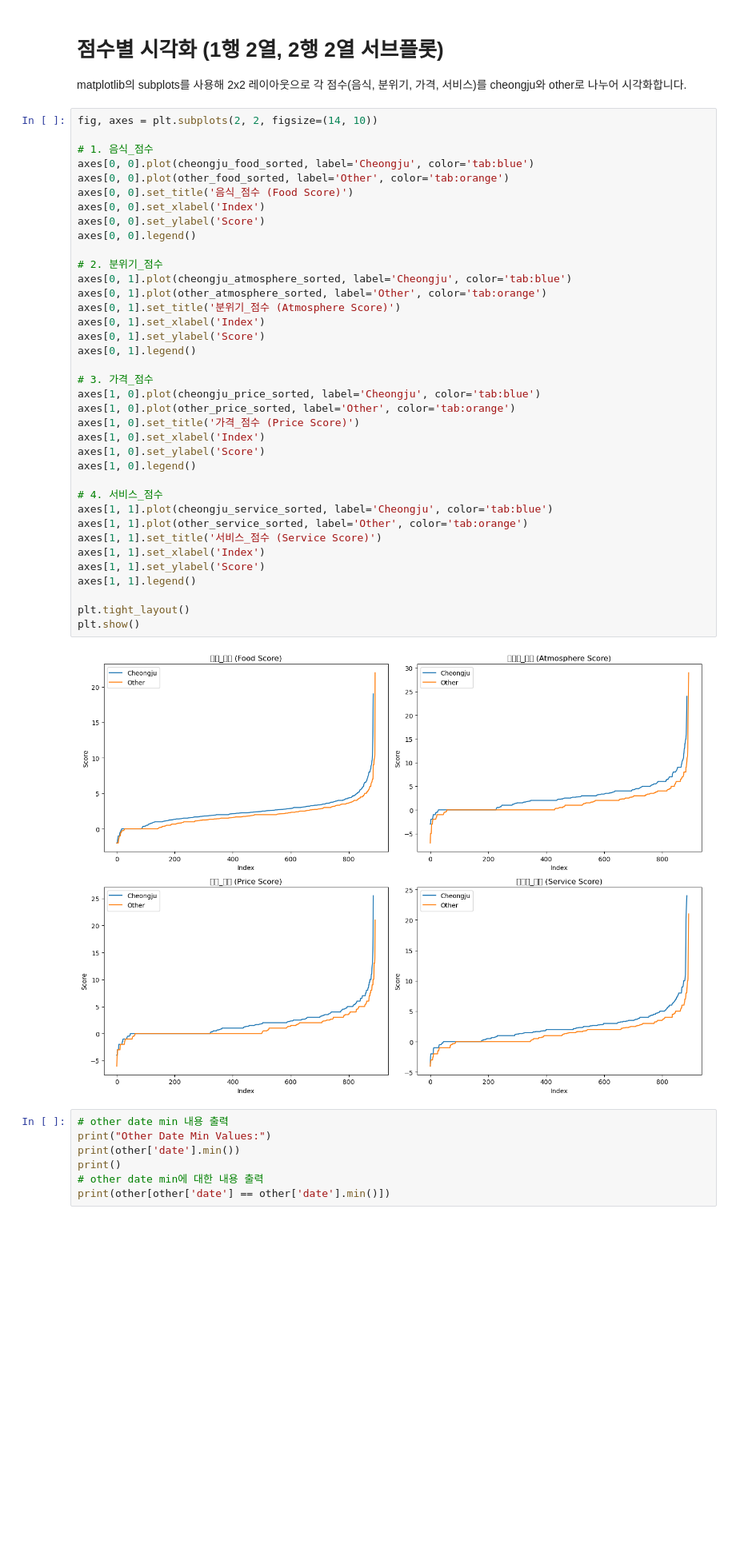
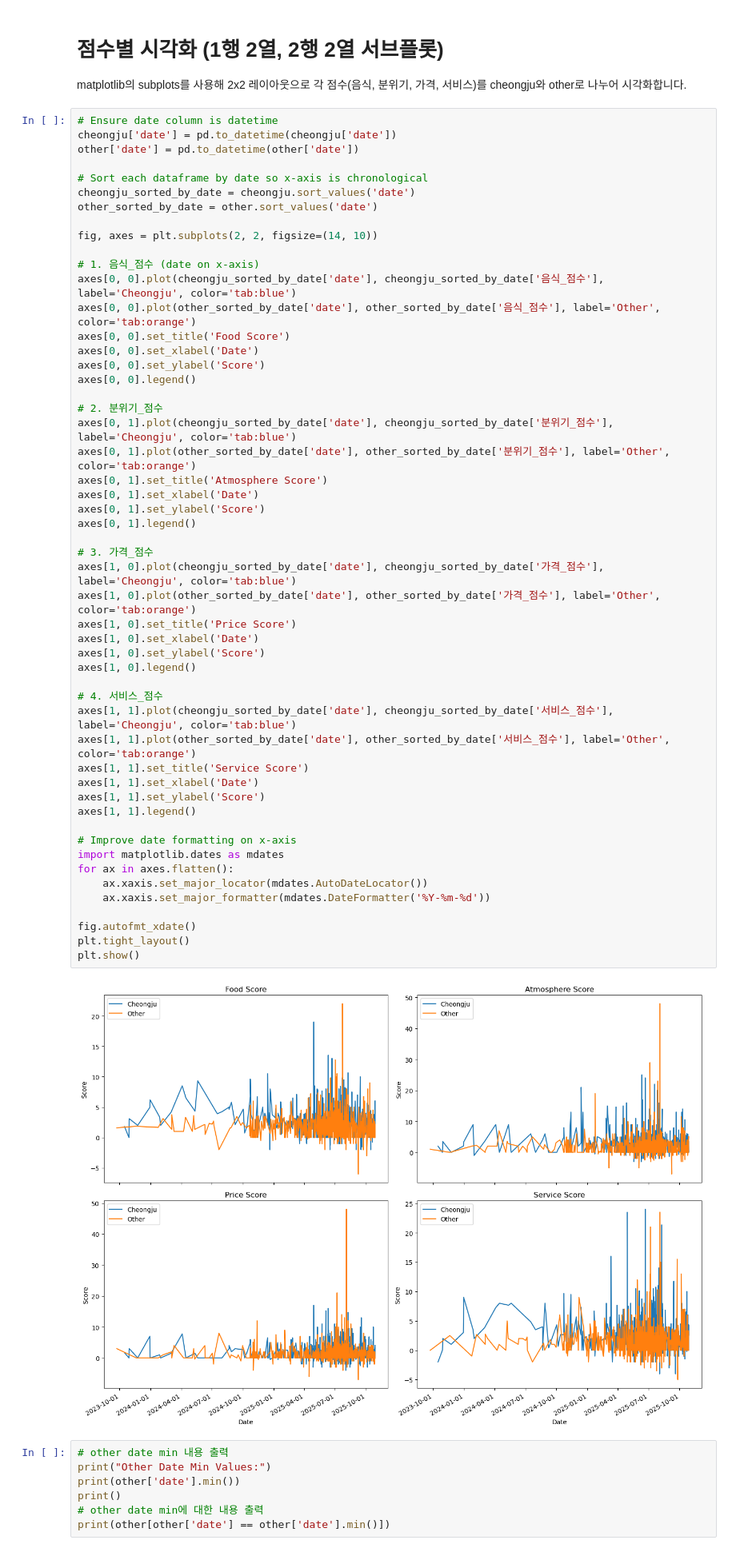
Before and after one commit to K-ple/Learn, a Jupyter notebook: University/Research/answer.ipynb, the cells around one changed output. Shown: that part at 80% size. Cells and saved outputs as stored; diff of their text form; blank space fills up the shorter version.

```diff
--- a/University/Research/answer.ipynb
+++ b/University/Research/answer.ipynb
@@ -27,44 +27,59 @@ other_service_sorted = other['서비스_점수'].sort_values().reset_index(drop=
 # 점수별 시각화 (1행 2열, 2행 2열 서브플롯)
 matplotlib의 subplots를 사용해 2x2 레이아웃으로 각 점수(음식, 분위기, 가격, 서비스)를 cheongju와 other로 나누어 시각화합니다.
 # %%
+# Ensure date column is datetime
+cheongju['date'] = pd.to_datetime(cheongju['date'])
+other['date'] = pd.to_datetime(other['date'])
+
+# Sort each dataframe by date so x-axis is chronological
+cheongju_sorted_by_date = cheongju.sort_values('date')
+other_sorted_by_date = other.sort_values('date')
+
 fig, axes = plt.subplots(2, 2, figsize=(14, 10))
 
-# 1. 음식_점수
-axes[0, 0].plot(cheongju_food_sorted, label='Cheongju', color='tab:blue')
-axes[0, 0].plot(other_food_sorted, label='Other', color='tab:orange')
-axes[0, 0].set_title('음식_점수 (Food Score)')
-axes[0, 0].set_xlabel('Index')
+# 1. 음식_점수 (date on x-axis)
+axes[0, 0].plot(cheongju_sorted_by_date['date'], cheongju_sorted_by_date['음식_점수'], label='Cheongju', color='tab:blue')
+axes[0, 0].plot(other_sorted_by_date['date'], other_sorted_by_date['음식_점수'], label='Other', color='tab:orange')
+axes[0, 0].set_title('Food Score')
+axes[0, 0].set_xlabel('Date')
 axes[0, 0].set_ylabel('Score')
 axes[0, 0].legend()
 
 # 2. 분위기_점수
-axes[0, 1].plot(cheongju_atmosphere_sorted, label='Cheongju', color='tab:blue')
-axes[0, 1].plot(other_atmosphere_sorted, label='Other', color='tab:orange')
-axes[0, 1].set_title('분위기_점수 (Atmosphere Score)')
-axes[0, 1].set_xlabel('Index')
+axes[0, 1].plot(cheongju_sorted_by_date['date'], cheongju_sorted_by_date['분위기_점수'], label='Cheongju', color='tab:blue')
+axes[0, 1].plot(other_sorted_by_date['date'], other_sorted_by_date['분위기_점수'], label='Other', color='tab:orange')
+axes[0, 1].set_title('Atmosphere Score')
+axes[0, 1].set_xlabel('Date')
 axes[0, 1].set_ylabel('Score')
 axes[0, 1].legend()
 
 # 3. 가격_점수
-axes[1, 0].plot(cheongju_price_sorted, label='Cheongju', color='tab:blue')
-axes[1, 0].plot(other_price_sorted, label='Other', color='tab:orange')
-axes[1, 0].set_title('가격_점수 (Price Score)')
-axes[1, 0].set_xlabel('Index')
+axes[1, 0].plot(cheongju_sorted_by_date['date'], cheongju_sorted_by_date['가격_점수'], label='Cheongju', color='tab:blue')
+axes[1, 0].plot(other_sorted_by_date['date'], other_sorted_by_date['가격_점수'], label='Other', color='tab:orange')
+axes[1, 0].set_title('Price Score')
+axes[1, 0].set_xlabel('Date')
 axes[1, 0].set_ylabel('Score')
 axes[1, 0].legend()
 
 # 4. 서비스_점수
-axes[1, 1].plot(cheongju_service_sorted, label='Cheongju', color='tab:blue')
-axes[1, 1].plot(other_service_sorted, label='Other', color='tab:orange')
-axes[1, 1].set_title('서비스_점수 (Service Score)')
-axes[1, 1].set_xlabel('Index')
+axes[1, 1].plot(cheongju_sorted_by_date['date'], cheongju_sorted_by_date['서비스_점수'], label='Cheongju', color='tab:blue')
+axes[1, 1].plot(other_sorted_by_date['date'], other_sorted_by_date['서비스_점수'], label='Other', color='tab:orange')
+axes[1, 1].set_title('Service Score')
+axes[1, 1].set_xlabel('Date')
 axes[1, 1].set_ylabel('Score')
 axes[1, 1].legend()
 
+# Improve date formatting on x-axis
+import matplotlib.dates as mdates
+for ax in axes.flatten():
+    ax.xaxis.set_major_locator(mdates.AutoDateLocator())
+    ax.xaxis.set_major_formatter(mdates.DateFormatter('%Y-%m-%d'))
+
+fig.autofmt_xdate()
 plt.tight_layout()
 plt.show()
 # %% [output]
-[figure, old version]
+[figure, new version]
 # %%
 # other date min 내용 출력
 print("Other Date Min Values:")
```
Also changed, not shown: 2 other files.
